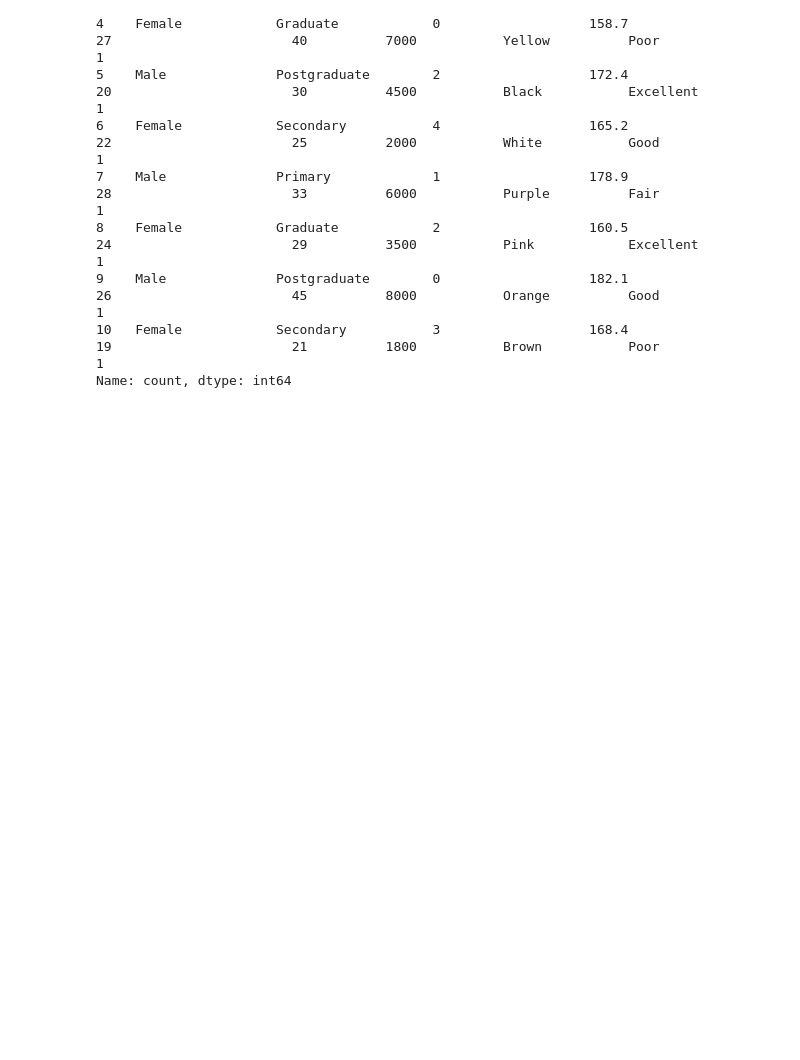
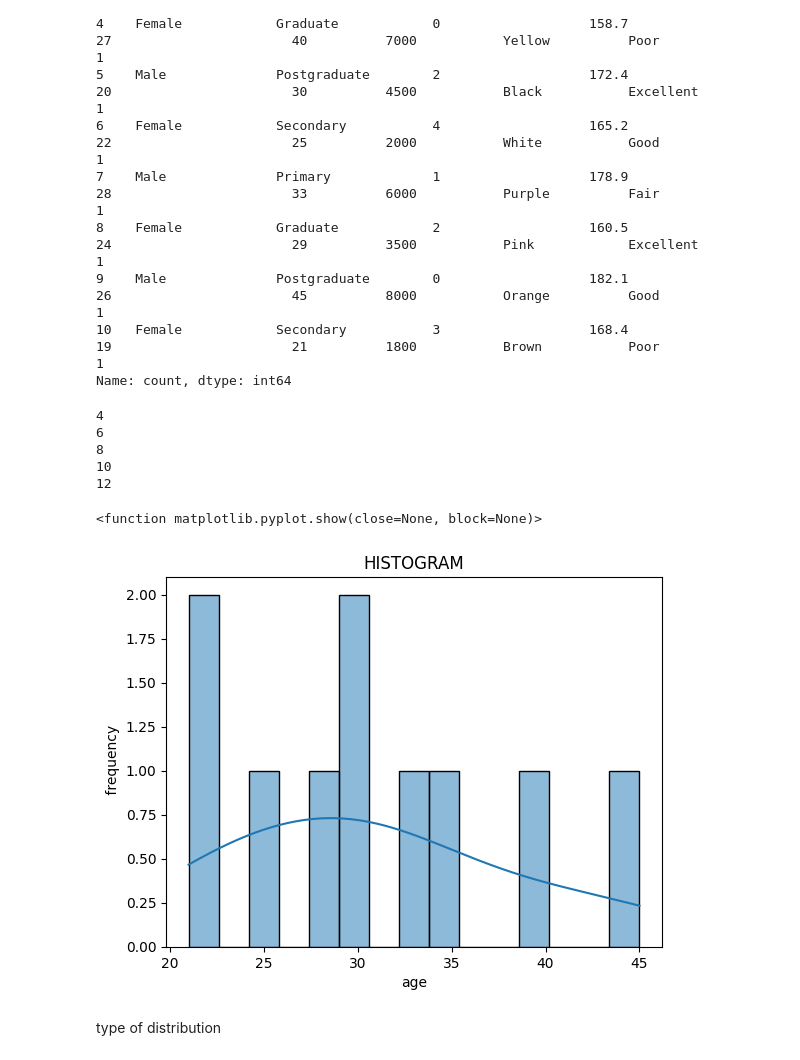
Before and after one commit to vishva0710/ML-From-Scratch, a Jupyter notebook: statistics_ml.ipynb, the cells around one changed output. Cells and saved outputs as stored; diff of their text form; code cells hidden in the pictures; blank space fills up the shorter version.

```diff
--- a/statistics_ml.ipynb
+++ b/statistics_ml.ipynb
@@ -142,3 +188,18 @@ Row  Gender (Nominal)  Education(Ordinal)  Siblings(Discrete)  Height_cm(Continu
 9    Male              Postgraduate        0                   182.1                  26                       45          8000           Orange          Good                     1
 10   Female            Secondary           3                   168.4                  19                       21          1800           Brown           Poor                     1
 Name: count, dtype: int64
+# %%
+#Random variable
+#A random variable is a function that assigns numerical values to the outcomes of a random process.
+xlist=[1,2,3,4,5]
+for x in xlist:
+  y=(2*x)+2
+  print(y)
+# the y  value is depend on the x value  hear the x value is the  random value
+#flow chart diagram (Experiment → Outcome → Random Variable → Probability Distribution)
+# %% [output]
+4
+6
+8
+10
+12
@@ -144,0 +222,14 @@ Name: count, dtype: int64
+# %%
+#historgram
+#A histogram is a type of graph used in statistics to show the frequency distribution of a dataset. It helps you visualize how data values are spread across different ranges (called bins).
+sns.histplot(x=data['Age(Ratio)'],bins=15,kde=True)#KDE (Kernel Density Estimation)
+plt.xlabel('age')
+plt.ylabel(' frequency')
+plt.title('HISTOGRAM')
+plt.show
+# with using the KDE line we can find the which type of distribution the data because the shape of the data determines which tests, models, and methods are appropriate.
+# %% [output]
+<function matplotlib.pyplot.show(close=None, block=None)>
+[figure, added]
+# %% [markdown]
+type of distribution
```
Also changed, not shown: parts of 17 cells of this notebook.
